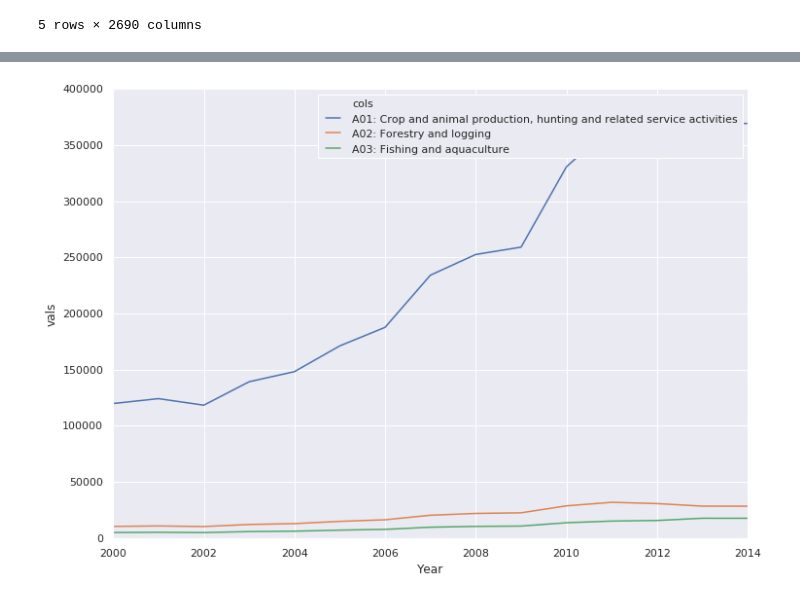
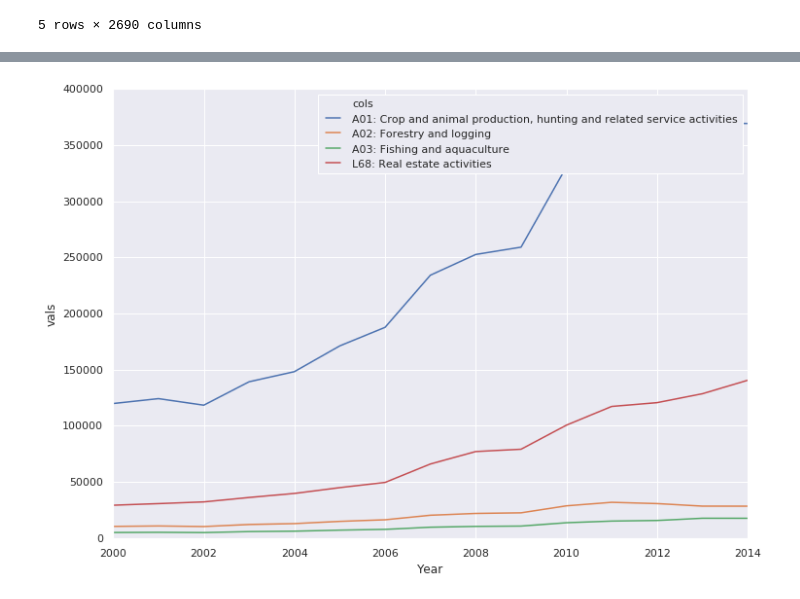
Before and after one commit to juanjohn/globalisation_indian_context, a Jupyter notebook: McKinsey_report.ipynb, the cells around one changed output, grey strips where cells are left out. Saved outputs shown, nothing was run; the diff lists cells and outputs as text; code cells hidden in the pictures.

```diff
--- a/McKinsey_report.ipynb
+++ b/McKinsey_report.ipynb
@@ -182,7 +202,5 @@ mi[mi.columns[0:-1]] = mi[mi.columns[0:-1]].astype(float)
 # %%
-
-#mi
-mi2 = mi.melt('Year', var_name='cols',  value_name='vals', value_vars=mi.filter(regex='^A'))
+mi2 = mi.melt('Year', var_name='cols',  value_name='vals', value_vars=mi.filter(regex='^A|^L' ))
 g = sns.lineplot(x="Year", y="vals", hue='cols', data=mi2 )#, height=10, aspect=11.7/8.27)
 # %% [output]
-[figure, old version]
+[figure, new version]
```
Also changed, not shown: parts of 2 cells of this notebook.
